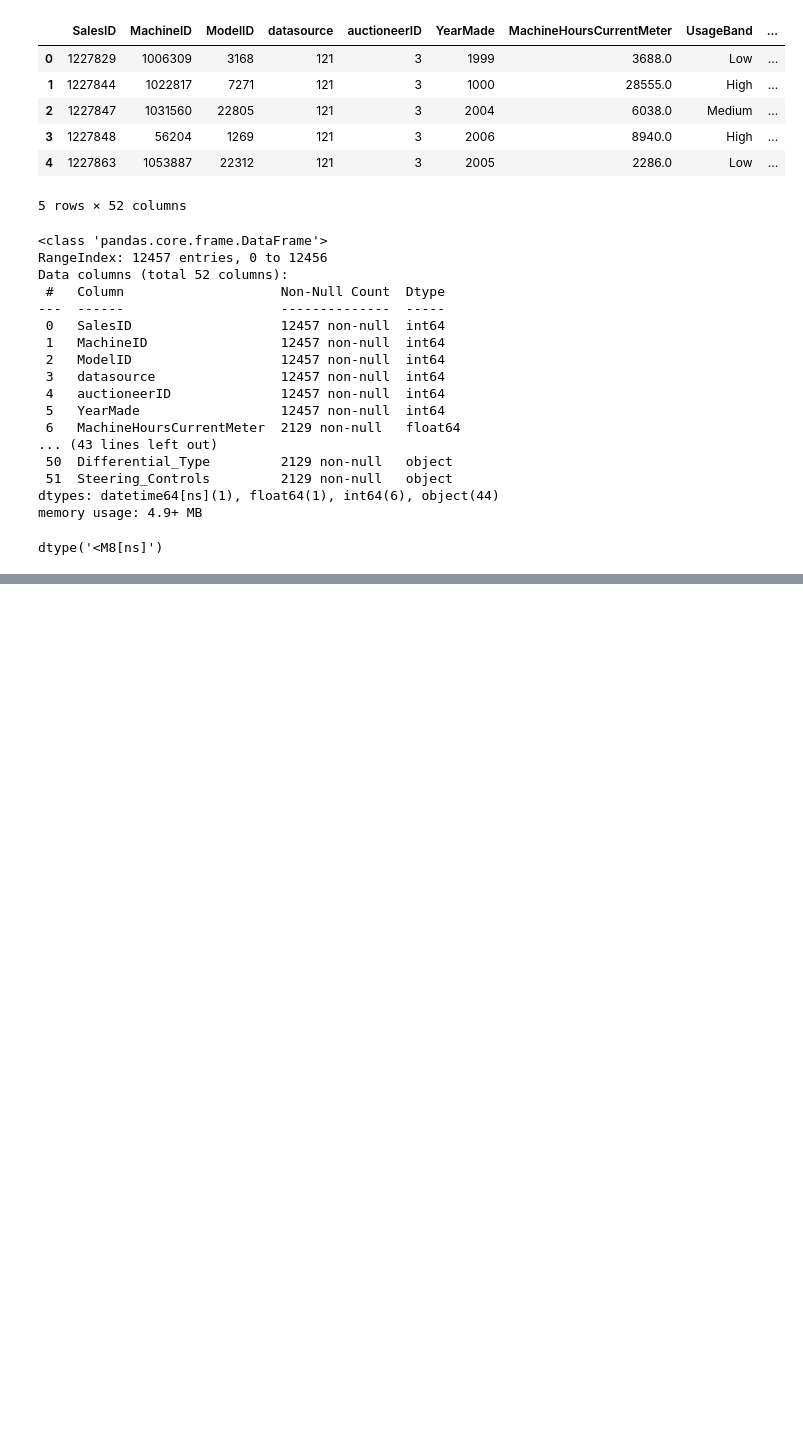
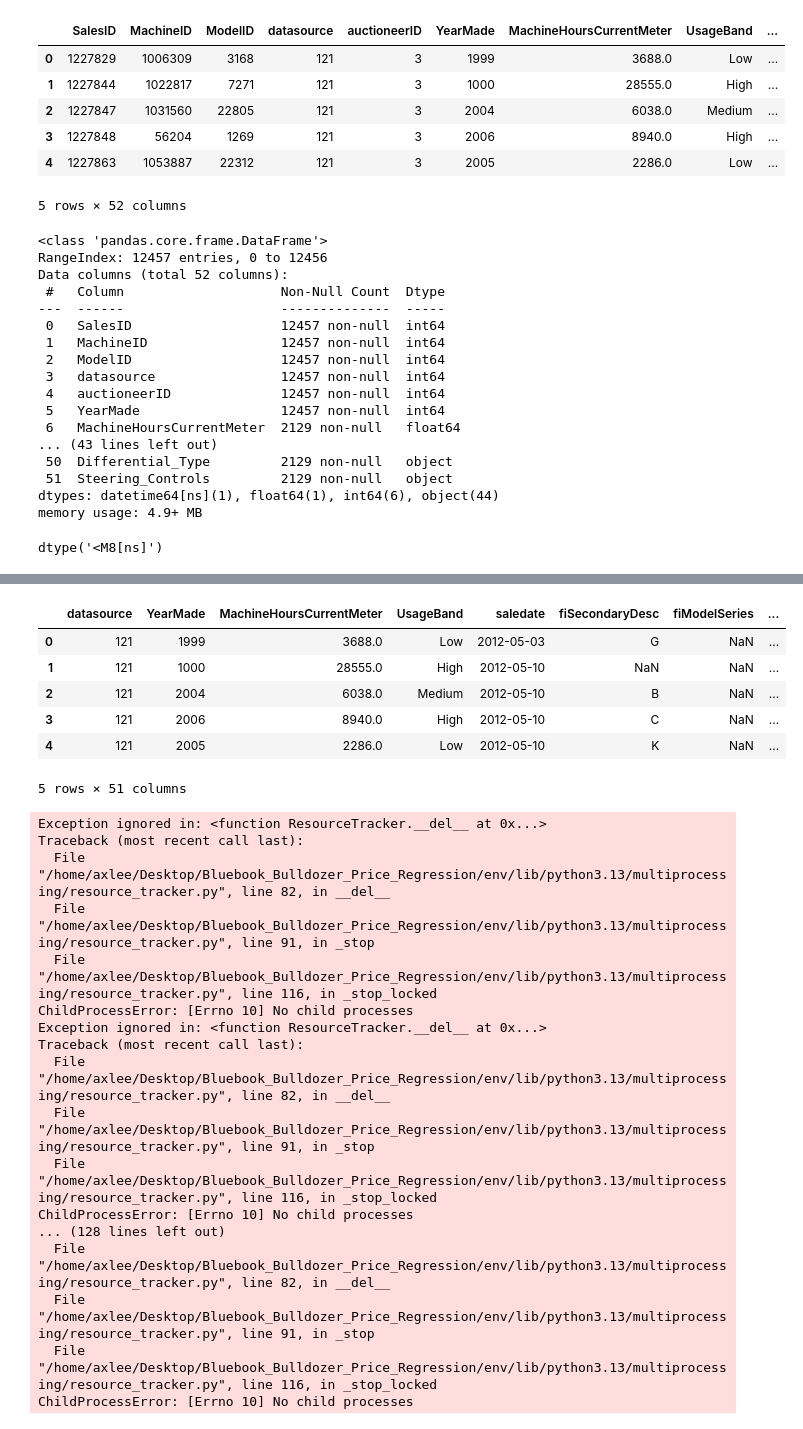
Before and after one commit to axellee1994/Bluebook_Bulldozer_Price_Regression, a Jupyter notebook: end-to-end-bluebook-bulldozer-price-regression.ipynb, the cells around one changed output, grey strips where cells are left out. Drawn from its saved outputs; the diff is of its cells as text; code cells hidden in the pictures; blank space fills up the shorter version.

```diff
--- a/end-to-end-bluebook-bulldozer-price-regression.ipynb
+++ b/end-to-end-bluebook-bulldozer-price-regression.ipynb
@@ -703,0 +639,27 @@ Name: saleYear, Length: 12457, dtype: int32
+# %%
+X_test.head()
+# %% [output]
+|  | datasource | YearMade | MachineHoursCurrentMeter | UsageBand | saledate | fiSecondaryDesc | fiModelSeries | ... |
+| 0 | 121 | 1999 | 3688.0 | Low | 2012-05-03 | G | NaN | ... |
+| 1 | 121 | 1000 | 28555.0 | High | 2012-05-10 | NaN | NaN | ... |
+| 2 | 121 | 2004 | 6038.0 | Medium | 2012-05-10 | B | NaN | ... |
+| 3 | 121 | 2006 | 8940.0 | High | 2012-05-10 | C | NaN | ... |
+| 4 | 121 | 2005 | 2286.0 | Low | 2012-05-10 | K | NaN | ... |
+5 rows × 51 columns
+Exception ignored in: <function ResourceTracker.__del__ at 0x...>
+Traceback (most recent call last):
+  File "/home/axlee/Desktop/Bluebook_Bulldozer_Price_Regression/env/lib/python3.13/multiprocessing/resource_tracker.py", line 82, in __del__
+  File "/home/axlee/Desktop/Bluebook_Bulldozer_Price_Regression/env/lib/python3.13/multiprocessing/resource_tracker.py", line 91, in _stop
+  File "/home/axlee/Desktop/Bluebook_Bulldozer_Price_Regression/env/lib/python3.13/multiprocessing/resource_tracker.py", line 116, in _stop_locked
+ChildProcessError: [Errno 10] No child processes
+Exception ignored in: <function ResourceTracker.__del__ at 0x...>
+Traceback (most recent call last):
+  File "/home/axlee/Desktop/Bluebook_Bulldozer_Price_Regression/env/lib/python3.13/multiprocessing/resource_tracker.py", line 82, in __del__
+  File "/home/axlee/Desktop/Bluebook_Bulldozer_Price_Regression/env/lib/python3.13/multiprocessing/resource_tracker.py", line 91, in _stop
+  File "/home/axlee/Desktop/Bluebook_Bulldozer_Price_Regression/env/lib/python3.13/multiprocessing/resource_tracker.py", line 116, in _stop_locked
+ChildProcessError: [Errno 10] No child processes
+... (128 lines left out)
+  File "/home/axlee/Desktop/Bluebook_Bulldozer_Price_Regression/env/lib/python3.13/multiprocessing/resource_tracker.py", line 82, in __del__
+  File "/home/axlee/Desktop/Bluebook_Bulldozer_Price_Regression/env/lib/python3.13/multiprocessing/resource_tracker.py", line 91, in _stop
+  File "/home/axlee/Desktop/Bluebook_Bulldozer_Price_Regression/env/lib/python3.13/multiprocessing/resource_tracker.py", line 116, in _stop_locked
+ChildProcessError: [Errno 10] No child processes
```
Also changed, not shown: parts of 9 cells of this notebook.
